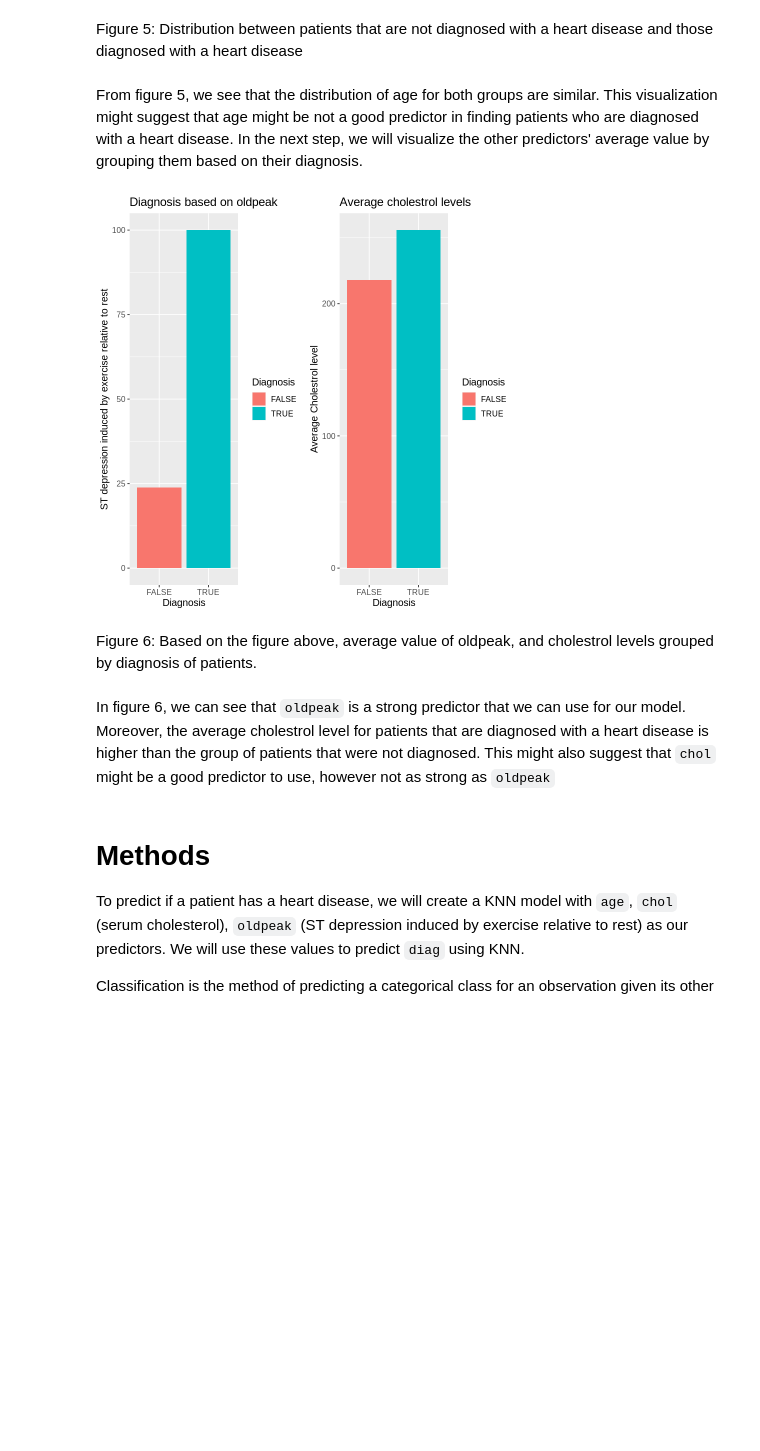
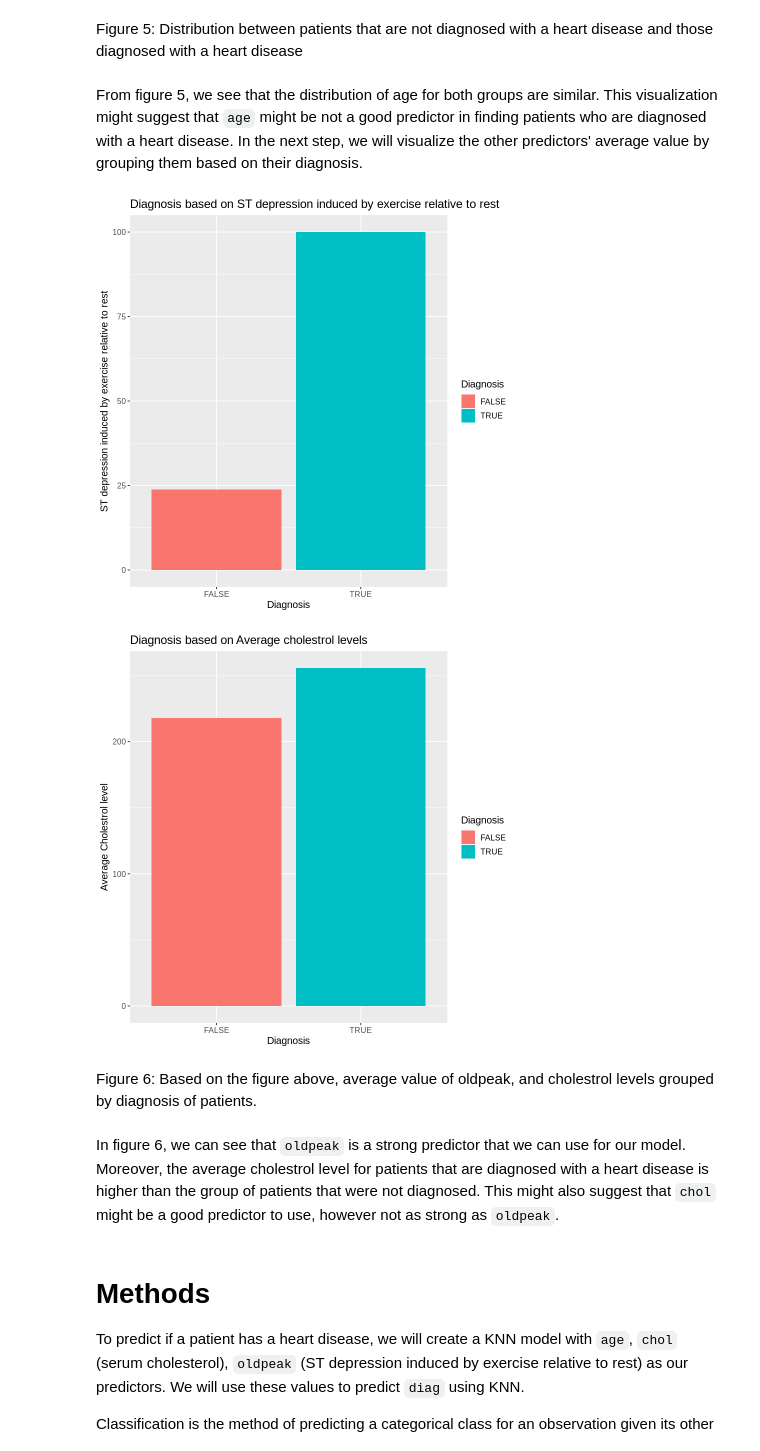
Before and after one commit to BrianAnakPintar/DSCI100-HeartDisease, a Jupyter notebook: Final-report.ipynb, the cells around one changed output. Saved outputs shown, nothing was run; the diff lists cells and outputs as text; code cells hidden in the pictures; blank space fills up the shorter version.

```diff
--- a/Final-report.ipynb
+++ b/Final-report.ipynb
@@ -158,34 +158,36 @@ age_dist
 # %% [markdown]
 Figure 5: Distribution between patients that are not diagnosed with a heart disease and those diagnosed with a heart disease
 # %% [markdown]
-From figure 5, we see that the distribution of age for both groups are similar. This visualization might suggest that age might be not a good predictor in finding patients who are diagnosed with a heart disease. In the next step, we will visualize the other predictors' average value by grouping them based on their diagnosis.
+From figure 5, we see that the distribution of age for both groups are similar. This visualization might suggest that `age` might be not a good predictor in finding patients who are diagnosed with a heart disease. In the next step, we will visualize the other predictors' average value by grouping them based on their diagnosis.
 # %%
 oldpeak_diag_dist <- heart_training |>
              ggplot(aes(x=diag, y=oldpeak, fill=diag)) +
              geom_bar(stat = "identity") +
              labs(x = "Diagnosis",
                   y = "ST depression induced by exercise relative to rest",
                   fill = "Diagnosis") +
              theme(text = element_text(size = 12)) +
-             ggtitle("Diagnosis based on oldpeak")
+             ggtitle("Diagnosis based on ST depression induced by exercise relative to rest")
 chol_data <- heart_training |>
              group_by(diag) |>
              summarise(chol_avg = mean(chol))
 chol_diag <- chol_data |>
              ggplot(aes(x=diag, y=chol_avg, fill = diag)) +
              geom_bar(stat = "identity") +
              labs(x = "Diagnosis",
                   y = "Average Cholestrol level",
                   fill = "Diagnosis") +
-             ggtitle("Average cholestrol levels") +
+             ggtitle("Diagnosis based on Average cholestrol levels") +
              theme(text = element_text(size = 12))
-plot_grid(oldpeak_diag_dist, chol_diag)
+oldpeak_diag_dist
+chol_diag
 # %% [output]
-[figure, old version]
+[figure, new version]
+[figure, added]
 # %% [markdown]
 Figure 6: Based on the figure above, average value of oldpeak, and cholestrol levels grouped by diagnosis of patients.
 # %% [markdown]
-In figure 6, we can see that `oldpeak` is a strong predictor that we can use for our model. Moreover, the average cholestrol level for patients that are diagnosed with a heart disease is higher than the group of patients that were not diagnosed. This might also suggest that `chol` might be a good predictor to use, however not as strong as `oldpeak`
+In figure 6, we can see that `oldpeak` is a strong predictor that we can use for our model. Moreover, the average cholestrol level for patients that are diagnosed with a heart disease is higher than the group of patients that were not diagnosed. This might also suggest that `chol` might be a good predictor to use, however not as strong as `oldpeak`.
 # %% [markdown]
 # Methods
 To predict if a patient has a heart disease, we will create a KNN model with `age`, `chol` (serum cholesterol), `oldpeak` (ST depression induced by exercise relative to rest) as our predictors. We will use these values to predict `diag` using KNN.
```
Also changed, not shown: parts of 3 cells of this notebook.
